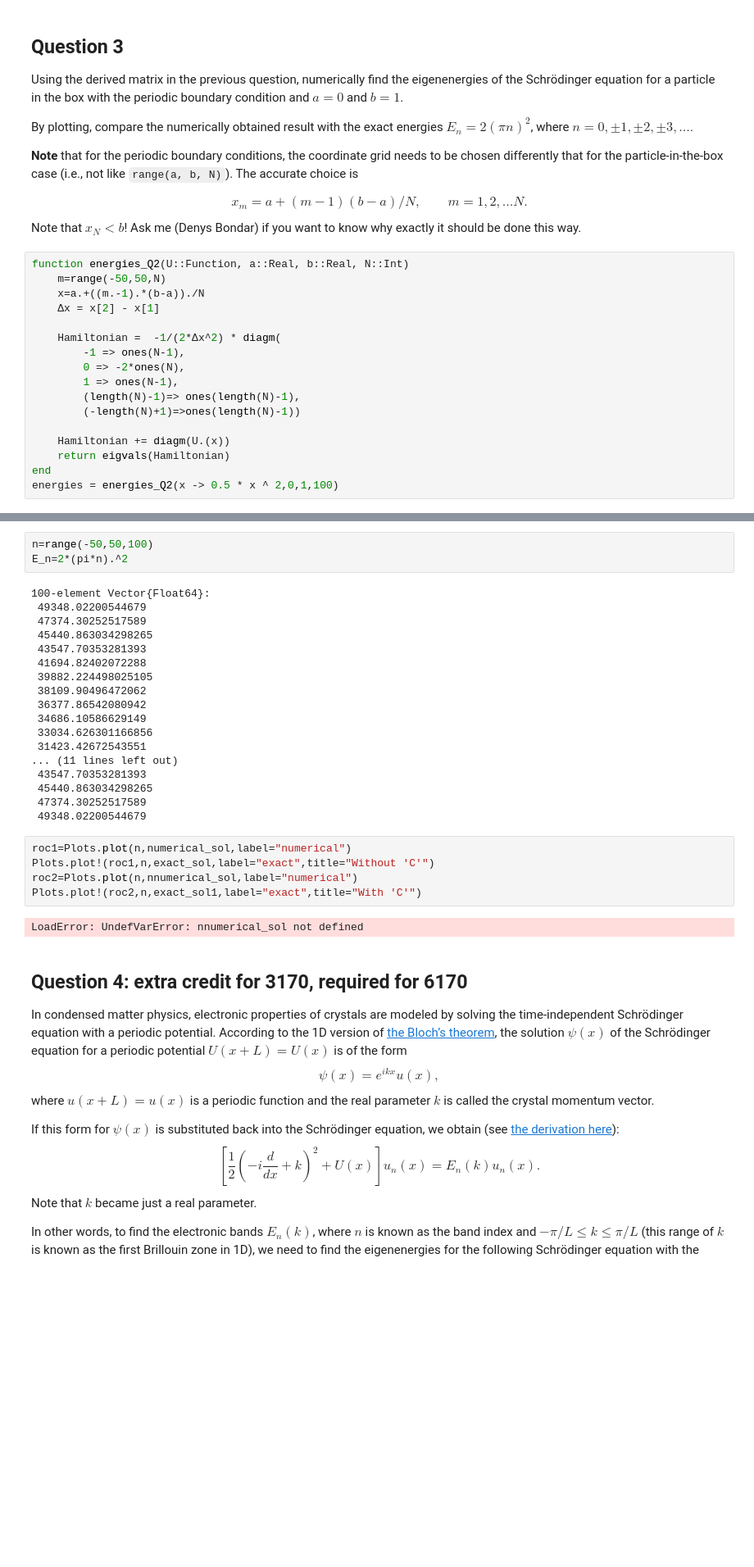
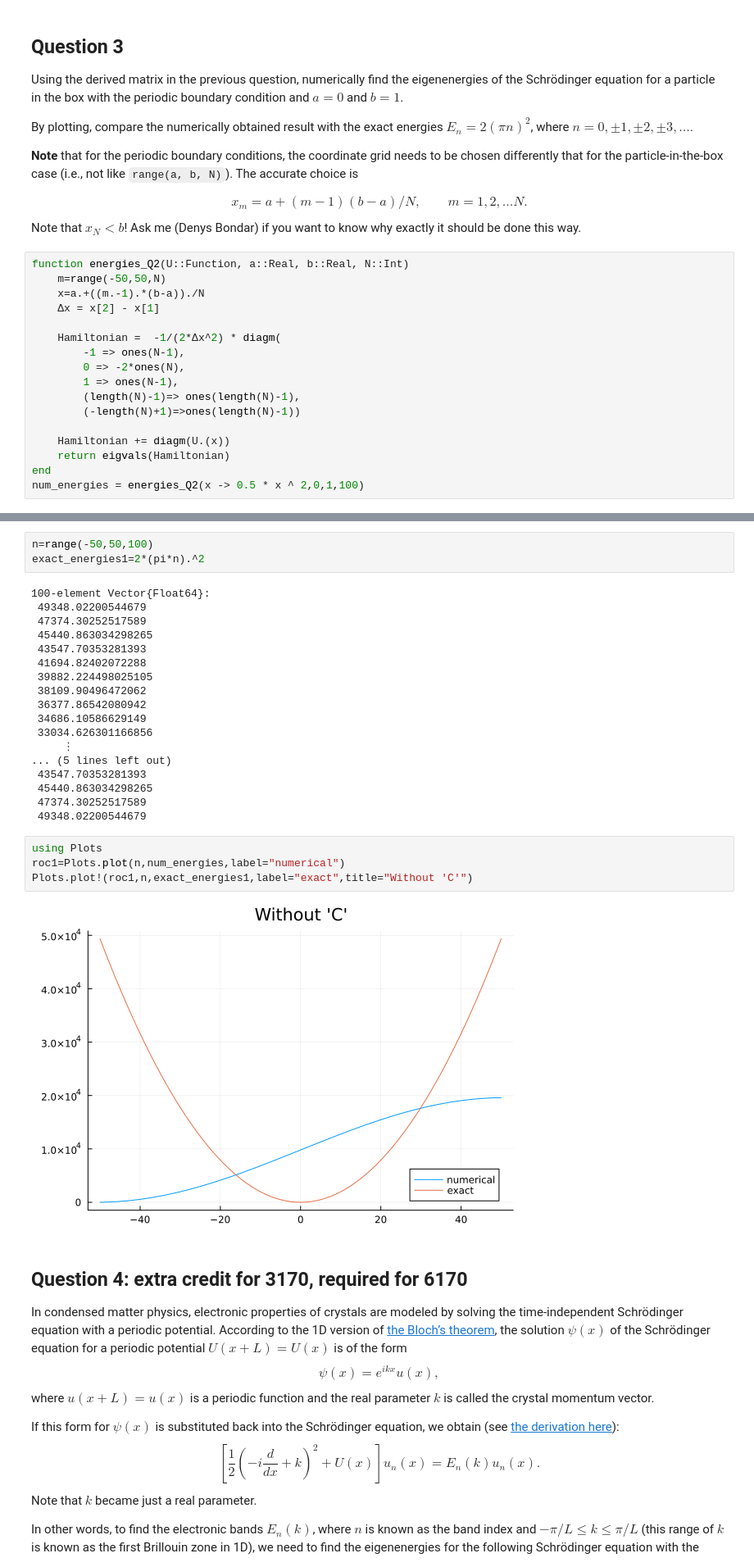
Before and after one commit to jloch206/Comp_Phys_Lochner, a Jupyter notebook: Homework3.ipynb, the cells around one changed output, grey strips where cells are left out. Shown at 82% size. Drawn from its saved outputs; the diff is of its cells as text; blank space fills up the shorter version.

Commit message:
added graphs

```diff
--- a/Homework3.ipynb
+++ b/Homework3.ipynb
@@ -197,7 +197,7 @@ function energies_Q2(U::Function, a::Real, b::Real, N::Int)
     Hamiltonian += diagm(U.(x))
     return eigvals(Hamiltonian)
 end
-energies = energies_Q2(x -> 0.5 * x ^ 2,0,1,100)
+num_energies = energies_Q2(x -> 0.5 * x ^ 2,0,1,100)
 # %% [output]
 100-element Vector{Float64}:
      4.757959675527051
@@ -218,7 +218,7 @@ energies = energies_Q2(x -> 0.5 * x ^ 2,0,1,100)
  19597.27614652368
 # %%
 n=range(-50,50,100)
-E_n=2*(pi*n).^2
+exact_energies1=2*(pi*n).^2
 # %% [output]
 100-element Vector{Float64}:
  49348.02200544679
@@ -231,19 +231,18 @@ E_n=2*(pi*n).^2
  36377.86542080942
  34686.10586629149
  33034.626301166856
- 31423.42672543551
-... (11 lines left out)
+     ⋮
+... (5 lines left out)
  43547.70353281393
  45440.863034298265
  47374.30252517589
  49348.02200544679
 # %%
-roc1=Plots.plot(n,numerical_sol,label="numerical")
-Plots.plot!(roc1,n,exact_sol,label="exact",title="Without 'C'")
-roc2=Plots.plot(n,nnumerical_sol,label="numerical")
-Plots.plot!(roc2,n,exact_sol1,label="exact",title="With 'C'")
+using Plots
+roc1=Plots.plot(n,num_energies,label="numerical")
+Plots.plot!(roc1,n,exact_energies1,label="exact",title="Without 'C'")
 # %% [output]
-LoadError: UndefVarError: nnumerical_sol not defined
+[figure, added]
 # %% [markdown]
 ## Question 4: extra credit for 3170, required for 6170
 
```
Also changed, not shown: parts of 1 cell of this notebook.
